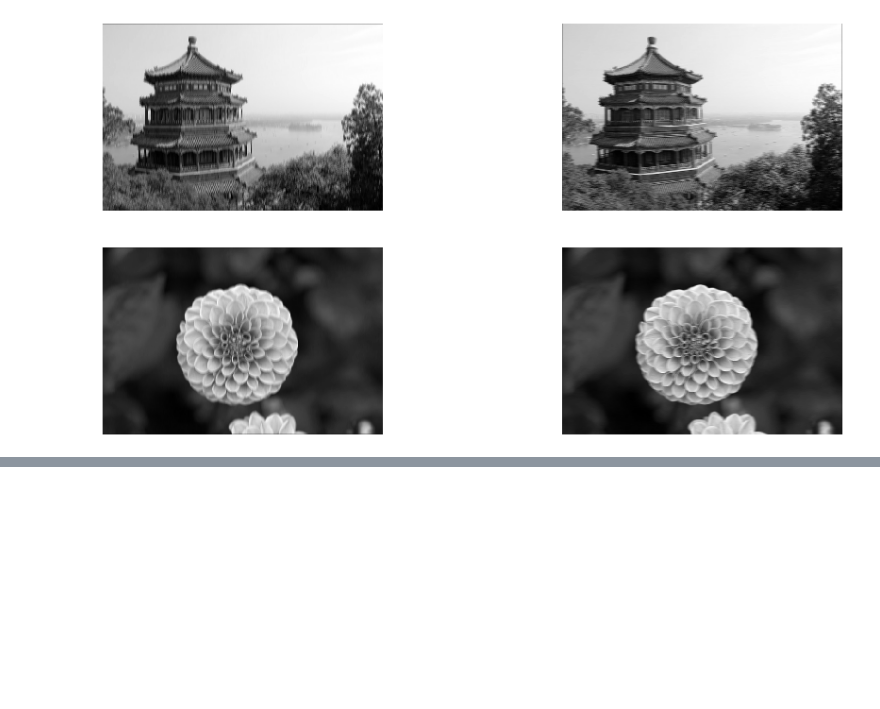
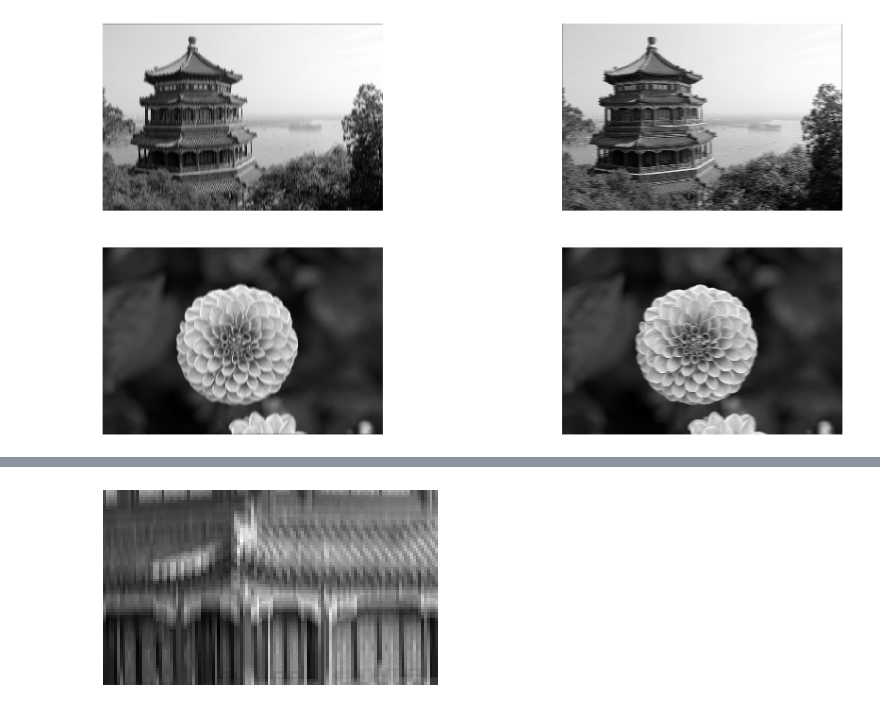
Before and after one commit to gauravpks/dl-repo, a Jupyter notebook: CNN/CNNImplementation.ipynb, the cells around one changed output, grey strips where cells are left out. Cells and saved outputs as stored; diff of their text form; code cells hidden in the pictures; blank space fills up the shorter version.

```diff
--- a/CNN/CNNImplementation.ipynb
+++ b/CNN/CNNImplementation.ipynb
@@ -73,0 +101,5 @@ plt.show()
+# %%
+plot_image(crop(outputs[0, :, :, 0]))
+plt.show()
+# %% [output]
+[figure, added]
```
Also changed, not shown: parts of 7 cells of this notebook.
